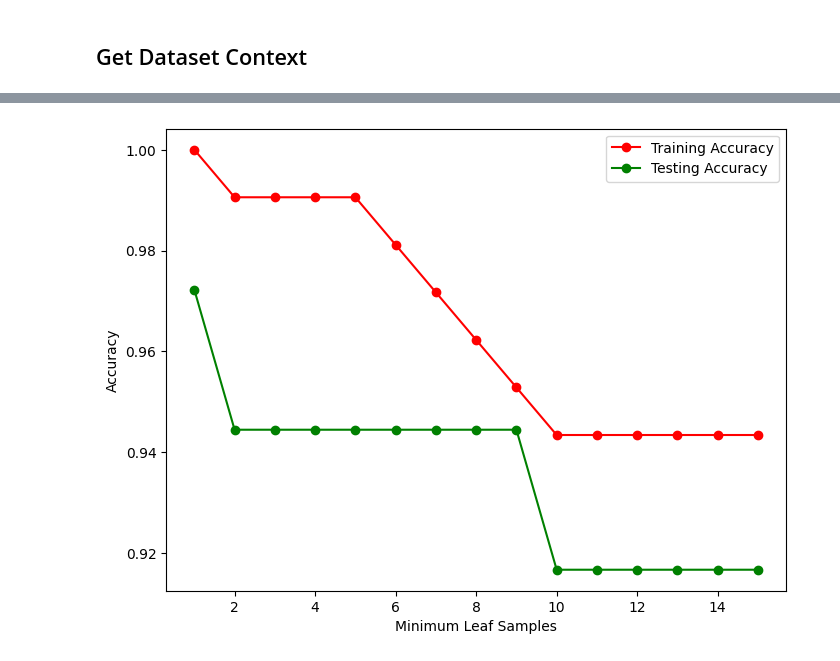
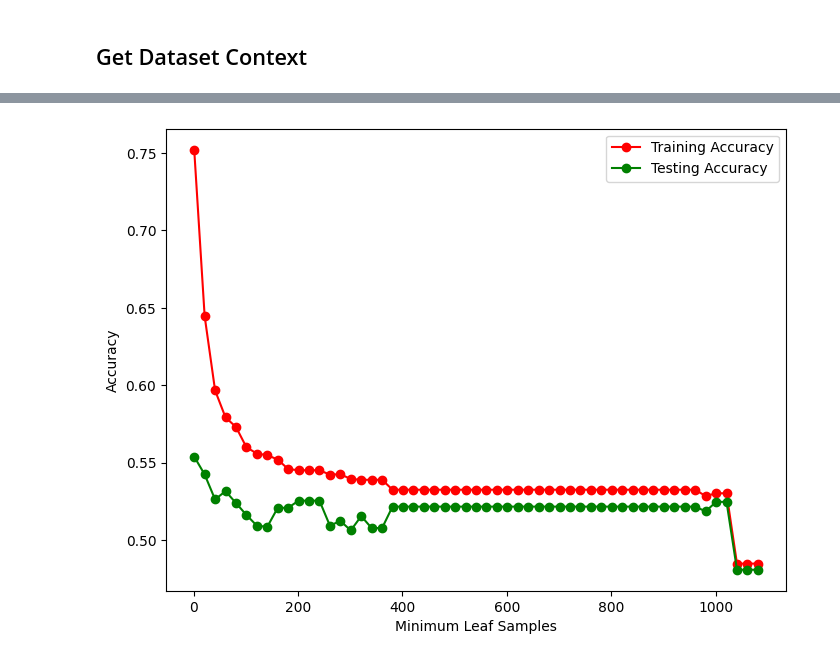
Before and after one commit to nreualuhs/178-Group-Project, a Jupyter notebook: DecisionTree.ipynb, the cells around one changed output, grey strips where cells are left out. Drawn from its saved outputs; the diff is of its cells as text; code cells hidden in the pictures.

```diff
--- a/DecisionTree.ipynb
+++ b/DecisionTree.ipynb
@@ -80,21 +78,21 @@ axes.legend();
 # %%
 _, axes = plt.subplots(1, figsize=(8, 6))
 
-min_samples_leaf = np.arange(1, 16, 1)
+min_samples_leaf = np.arange(1, 1101, 20)
 err_tr = np.zeros_like(min_samples_leaf, dtype=float)
 err_val = np.zeros_like(min_samples_leaf, dtype=float)
 
 for i, min_samples in enumerate(min_samples_leaf):
-    model = DecisionTreeClassifier(min_samples_leaf=min_samples, max_depth=3, random_state=seed)
+    model = DecisionTreeClassifier(min_samples_leaf=min_samples, max_depth=10, random_state=seed)
 
     model.fit(X_tr, y_tr)
     err_tr[i] = accuracy_score(y_tr, model.predict(X_tr))
     err_val[i] = accuracy_score(y_val, model.predict(X_val))
 
 axes.plot(min_samples_leaf, err_tr, marker='o', c='red', label="Training Accuracy")
 axes.plot(min_samples_leaf, err_val, marker='o', c='green', label="Testing Accuracy")
 axes.set_xlabel("Minimum Leaf Samples")
 axes.set_ylabel("Accuracy")
 axes.legend();
 # %% [output]
-[figure, old version]
+[figure, new version]
```
Also changed, not shown: parts of 3 cells of this notebook, 1 other file.
